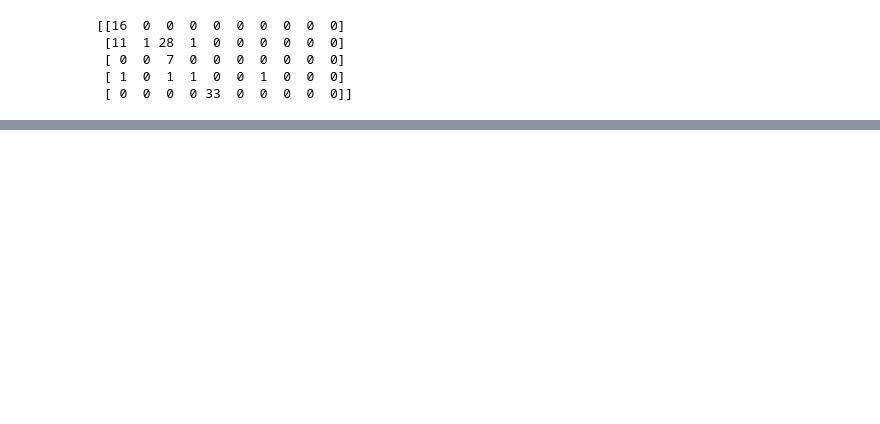
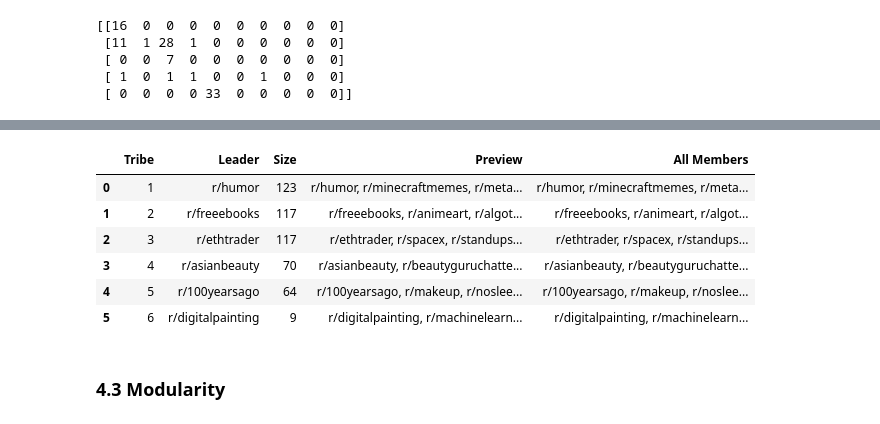
Before and after one commit to Donyl-Alcantara/Accesslab_MiniProject_Alcantara-Vocal, a Jupyter notebook: 04 Network Topology.ipynb, the cells around one changed output, grey strips where cells are left out. Saved outputs shown, nothing was run; the diff lists cells and outputs as text; code cells hidden in the pictures; blank space fills up the shorter version.

```diff
--- a/04 Network Topology.ipynb
+++ b/04 Network Topology.ipynb
@@ -1957,0 +1028,39 @@ plt.show()
+# %%
+# everything
+tribe_report = []
+
+for i, cluster in enumerate(clusters):
+    leader_node = max(cluster, key=lambda n: centrality[n])
+
+    # sort by centrality
+    sorted_nodes = sorted(cluster, key=lambda n: centrality[n], reverse=True)
+
+    # map indices to names
+    member_names = [f"r/{subreddit_list[node]}" for node in sorted_nodes]
+
+    tribe_report.append({
+        "Tribe": i + 1,
+        "Leader": f"r/{subreddit_list[leader_node]}",
+        "Size": len(cluster),
+        "Preview": ", ".join(member_names[:10]) + ("..." if len(member_names) > 10 else ""),
+        "All Members": ", ".join(member_names)  # <--- This column captures the full list
+    })
+
+# convert to DataFrame
+df_report = pd.DataFrame(tribe_report).sort_values(by="Size", ascending=False)
+
+# not to truncate the text in the display
+pd.set_option('display.max_colwidth', None)
+
+# show the DataFrame
+display(df_report)
+# %% [output]
+|  | Tribe | Leader | Size | Preview | All Members |
+| 0 | 1 | r/humor | 123 | r/humor, r/minecraftmemes, r/meta... | r/humor, r/minecraftmemes, r/meta... |
+| 1 | 2 | r/freeebooks | 117 | r/freeebooks, r/animeart, r/algot... | r/freeebooks, r/animeart, r/algot... |
+| 2 | 3 | r/ethtrader | 117 | r/ethtrader, r/spacex, r/standups... | r/ethtrader, r/spacex, r/standups... |
+| 3 | 4 | r/asianbeauty | 70 | r/asianbeauty, r/beautyguruchatte... | r/asianbeauty, r/beautyguruchatte... |
+| 4 | 5 | r/100yearsago | 64 | r/100yearsago, r/makeup, r/noslee... | r/100yearsago, r/makeup, r/noslee... |
+| 5 | 6 | r/digitalpainting | 9 | r/digitalpainting, r/machinelearn... | r/digitalpainting, r/machinelearn... |
+# %% [markdown]
+### 4.3 Modularity
```
Also changed, not shown: parts of 74 cells of this notebook.
